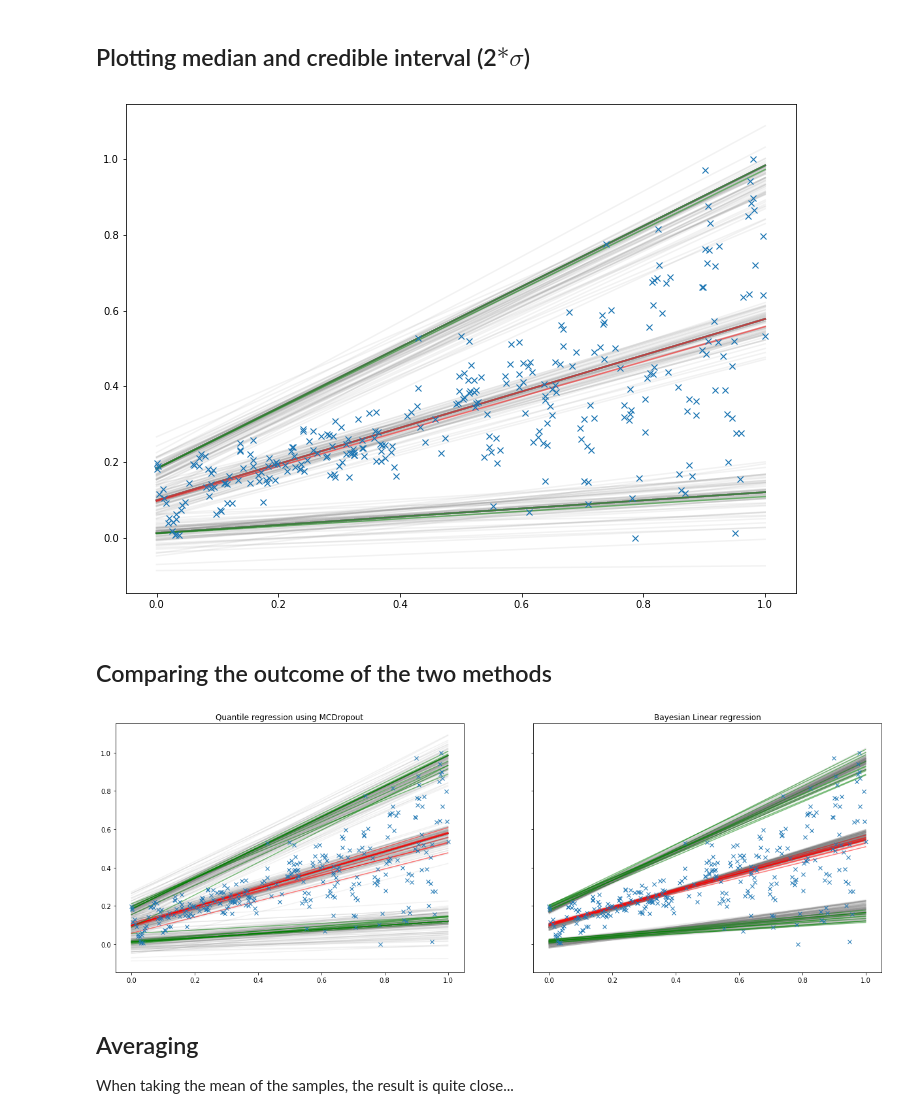
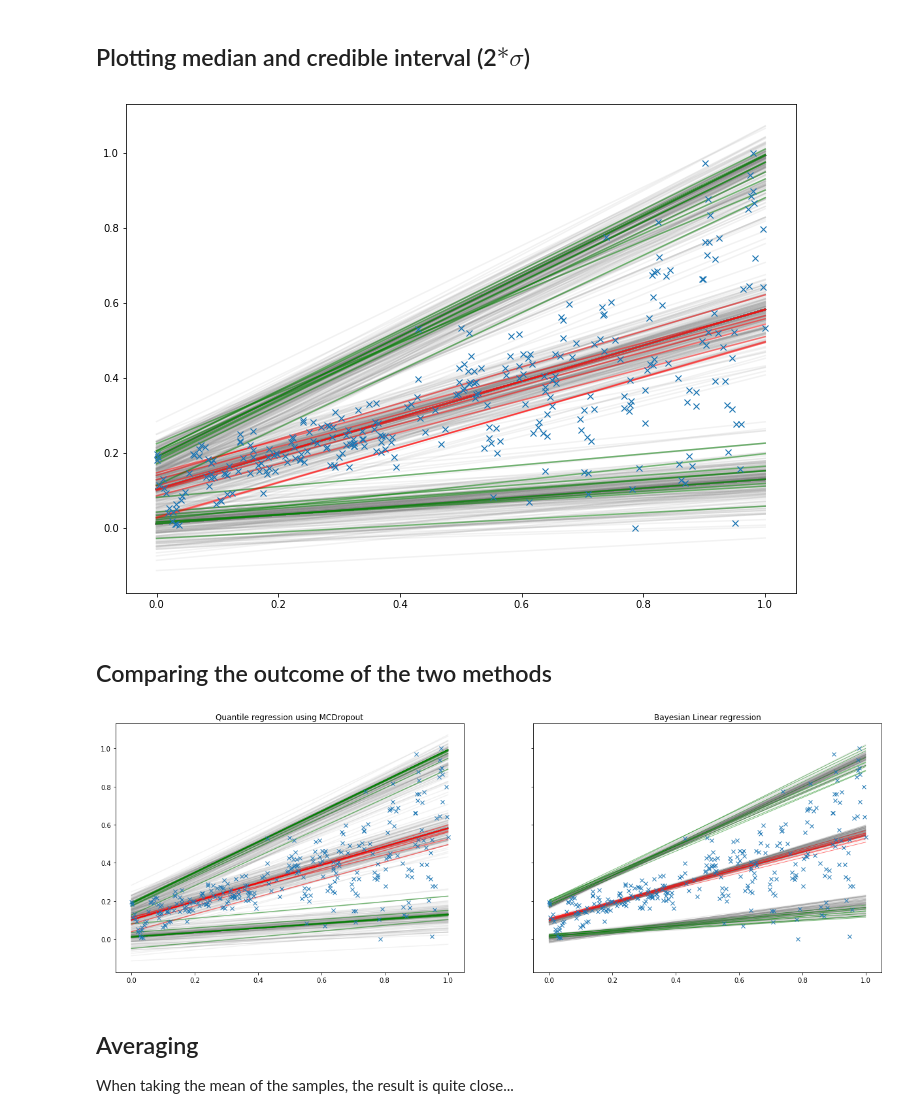
Before and after one commit to YuRiTan/prediction-uncertainty, a Jupyter notebook: notebooks/uncertainty_regression.ipynb, the cells around one changed output. Drawn from its saved outputs; the diff is of its cells as text; code cells hidden in the pictures.

```diff
--- a/notebooks/uncertainty_regression.ipynb
+++ b/notebooks/uncertainty_regression.ipynb
@@ -195,7 +224,7 @@ def QuantileLoss(preds, target, quantiles):
     loss = torch.mean(torch.sum(torch.cat(losses, dim=1), dim=1))
     return loss
 
-class Dropout_hidden_dim(torch.nn.modules.dropout._DropoutNd):
+class Dropout_on_dim(torch.nn.modules.dropout._DropoutNd):
     """ Dropout that masks the (hidden) features equally over a batch """
     def __init__(self, p, dim=1, **kwargs):
         super().__init__(p, **kwargs)
@@ -217,10 +246,10 @@ class DeepQuantileRegression(nn.Module):
         self.model = nn.Sequential(
             nn.Linear(params['input_size'], params['hidden_size']),
 #             nn.ReLU(),  # when you want to model non-linearities
-            Dropout_hidden_dim(params['dropout_p'], dim=params['dropout_dim']),
+            Dropout_on_dim(params['dropout_p'], dim=params['dropout_dim']),
             nn.Linear(params['hidden_size'], params['hidden_size']),
 #             nn.ReLU(),  # when you want to model non-linearities
-            Dropout_hidden_dim(params['dropout_p'], dim=params['dropout_dim']),
+            Dropout_on_dim(params['dropout_p'], dim=params['dropout_dim']),
             nn.Linear(params['hidden_size'], len(params['quantiles']))
         )
 
@@ -230,7 +259,7 @@ class DeepQuantileRegression(nn.Module):
 
 def get_model(params):
     model = DeepQuantileRegression(params)
-    optimizer = torch.optim.Adam(model.parameters(), lr=params['lr'])
+    optimizer = torch.optim.Adam(model.parameters(), lr=params['lr'], weight_decay=params['weight_decay'])
     return model, optimizer
 # %% [markdown]
 ## Setting up
@@ -247,7 +276,8 @@ params = {
     'quantiles': QUANTILES,
     'batch_size': 16,
     'epochs': 501,
-    'lr': 0.00001
+    'lr': 1e-5,
+    'weight_decay': 1e-5,
 }
 model, optim = get_model(params)
 criterion = partial(QuantileLoss, quantiles=QUANTILES)
@@ -319,21 +349,21 @@ x_.shape, y_hat.shape
 ## Plotting median and credible interval (2$*\sigma$)
 # %%
 plt.figure(figsize=(12, 9))
-n = 100
-n_c = 2
+n = 300
+n_c = 10
 median_i = int(QUANTILES.shape[0]/2)
 
 plt.plot(x_, y_hat[:, 0, :n], c='grey', alpha=.1)
 plt.plot(x_, y_hat[:, median_i, :n], c='grey', alpha=.1)
 plt.plot(x_, y_hat[:, -1, :n], c='grey', alpha=.1)
 plt.plot(x_, y_hat[:, 0, n:n+n_c], c='green', alpha=.5)
 plt.plot(x_, y_hat[:, median_i, n:n+n_c], c='red', alpha=.5)
 plt.plot(x_, y_hat[:, -1, n:n+n_c], c='green', alpha=.5)
 
 plt.plot(x, y, 'x')
 plt.show();
 # %% [output]
-[figure, old version]
+[figure, new version]
 # %% [markdown]
 ## Comparing the outcome of the two methods
 # %%
@@ -350,16 +380,16 @@ axes[0].plot(x_, y_hat[:, 4, n:n+n_c], c='green', alpha=.5)
 axes[0].plot(x, y, 'x')
 axes[0].set_title('Quantile regression using MCDropout')
 
-axes[1].plot(x_, (trace['alpha'][:n] + trace['beta'][:n] * x_), alpha=.1, c='grey')
-axes[1].plot(x_, std_2_min[:, :n], alpha=.1, c='grey')
-axes[1].plot(x_, std_2_plus[:, :n], alpha=.1, c='grey')
-axes[1].plot(x_, (trace['alpha'][n:n+n_c] + trace['beta'][n:n+n_c] * x_), alpha=.5, c='red')
-axes[1].plot(x_, std_2_min[:, n:n+n_c], alpha=.5, c='green')
-axes[1].plot(x_, std_2_plus[:, n:n+n_c], alpha=.5, c='green')
+axes[1].plot(x_, mu[..., :n], alpha=.1, lw=1, c='grey')
+axes[1].plot(x_, quantile_preds[0, :, :n], alpha=.1, lw=1, c='grey')
+axes[1].plot(x_, quantile_preds[-1, :, :n], alpha=.1, lw=1, c='grey')
+axes[1].plot(x_, mu[..., n:n+n_c], alpha=.5, lw=1, c='red')
+axes[1].plot(x_, quantile_preds[0][:, n:n+n_c], alpha=.5, lw=1, c='green')
+axes[1].plot(x_, quantile_preds[-1][:, n:n+n_c], alpha=.5, lw=1, c='green')
 axes[1].plot(x, y, 'x')
 axes[1].set_title('Bayesian Linear regression');
 # %% [output]
-[figure, old version]
+[figure, new version]
 # %% [markdown]
 ## Averaging
 When taking the mean of the samples, the result is quite close...
```
Also changed, not shown: parts of 15 cells of this notebook.
